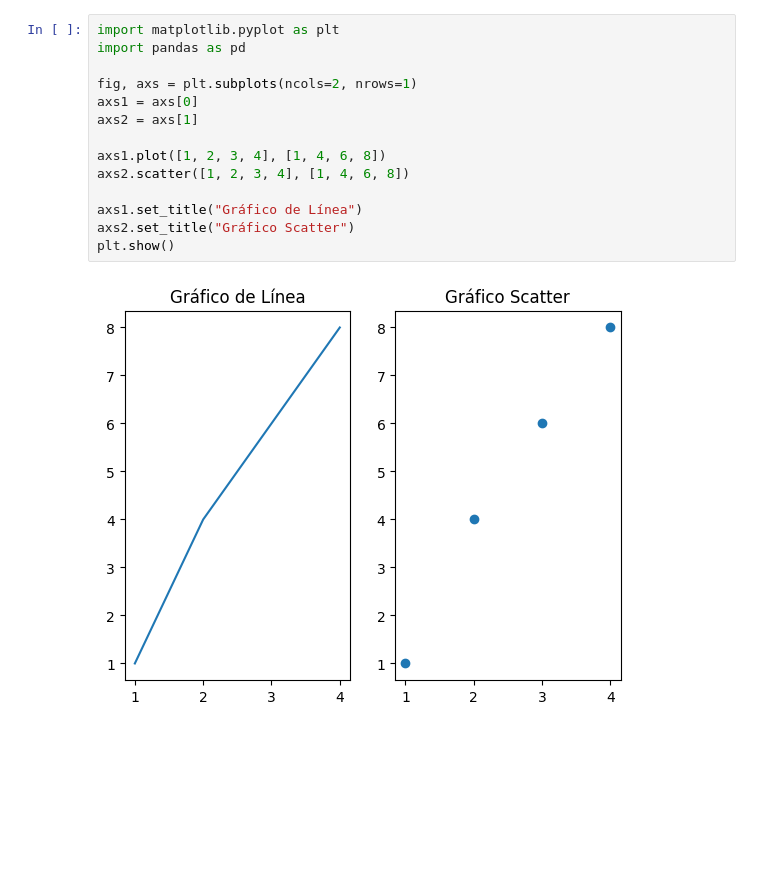
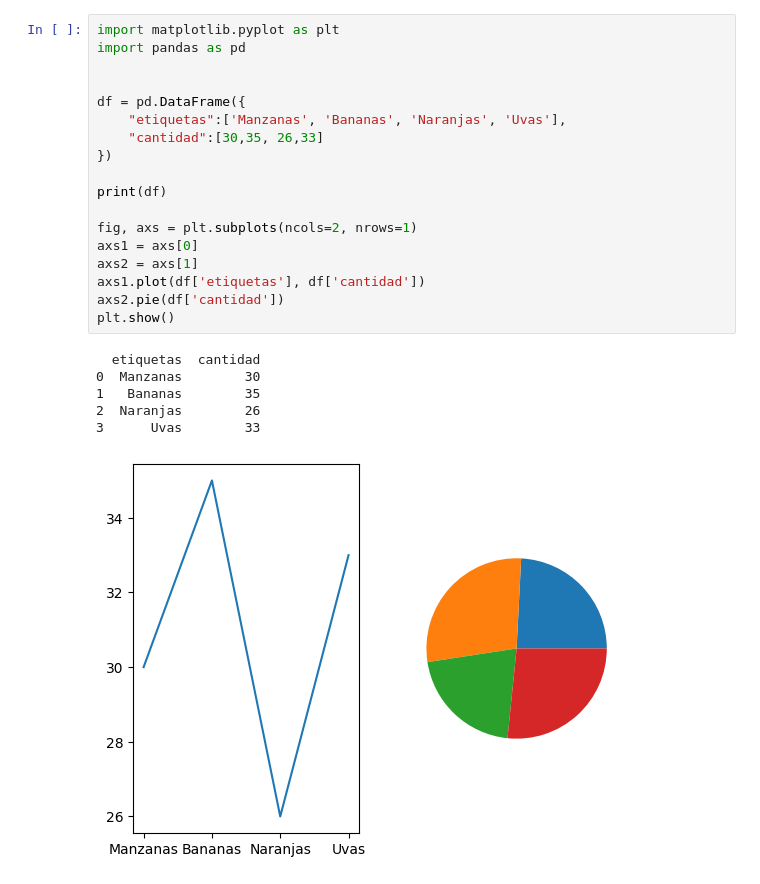
Before and after one commit to XavZol/Matplotlib, a Jupyter notebook: Matplotlib_New.ipynb, the cells around one changed output. Drawn from its saved outputs; the diff is of its cells as text; blank space fills up the shorter version.

```diff
--- a/Matplotlib_New.ipynb
+++ b/Matplotlib_New.ipynb
@@ -1,16 +1,25 @@
 # %%
 import matplotlib.pyplot as plt
 import pandas as pd
 
+
+df = pd.DataFrame({
+    "etiquetas":['Manzanas', 'Bananas', 'Naranjas', 'Uvas'],
+    "cantidad":[30,35, 26,33]
+})
+
+print(df)
+
 fig, axs = plt.subplots(ncols=2, nrows=1)
 axs1 = axs[0]
 axs2 = axs[1]
-
-axs1.plot([1, 2, 3, 4], [1, 4, 6, 8])
-axs2.scatter([1, 2, 3, 4], [1, 4, 6, 8])
-
-axs1.set_title("Gráfico de Línea")
-axs2.set_title("Gráfico Scatter")
+axs1.plot(df['etiquetas'], df['cantidad'])
+axs2.pie(df['cantidad'])
 plt.show()
 # %% [output]
+  etiquetas  cantidad
+0  Manzanas        30
+1   Bananas        35
+2  Naranjas        26
+3      Uvas        33
-[figure, old version]
+[figure, new version]
```
Also changed, not shown: parts of 2 cells of this notebook, 2 other files.
